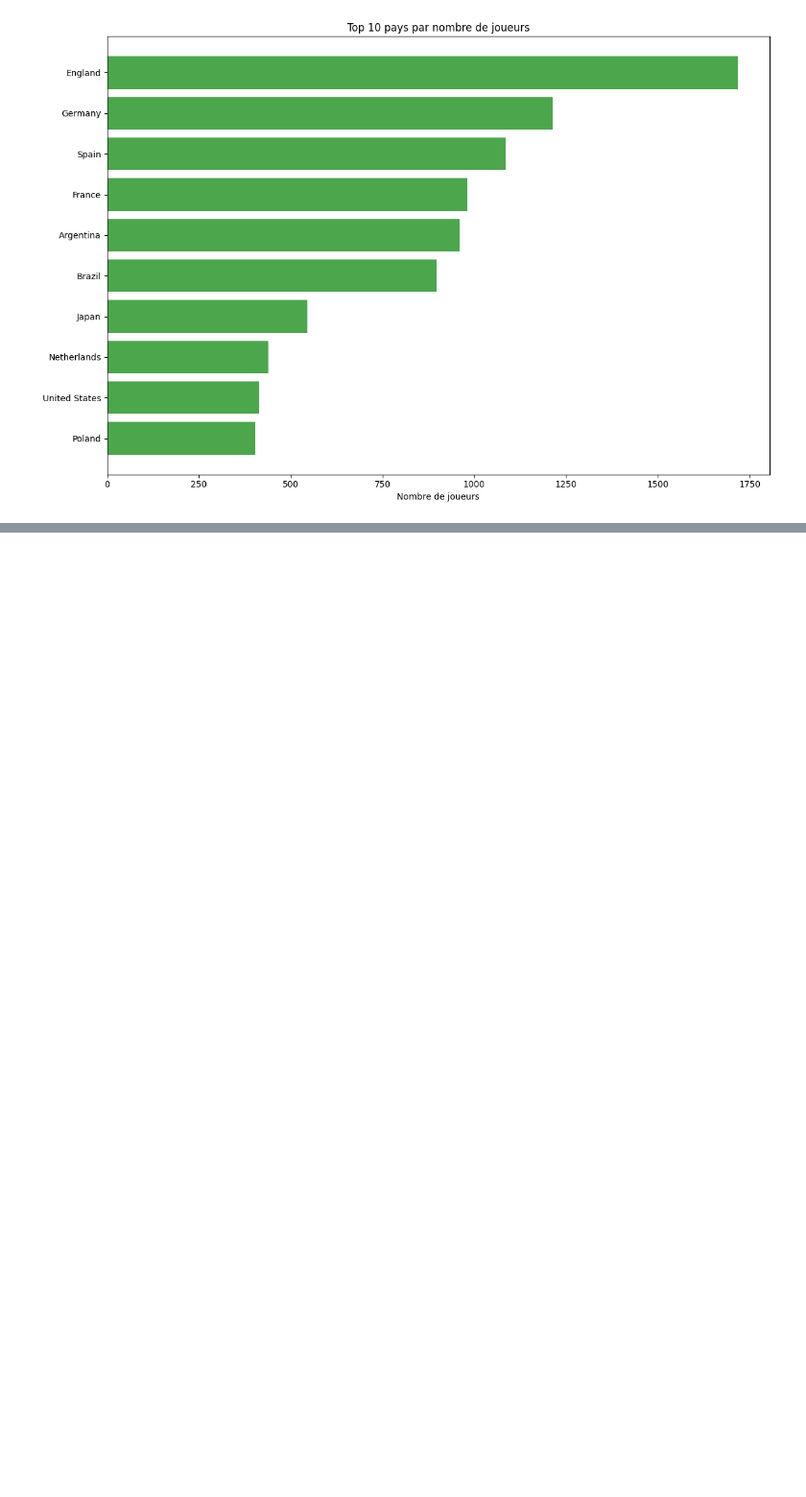
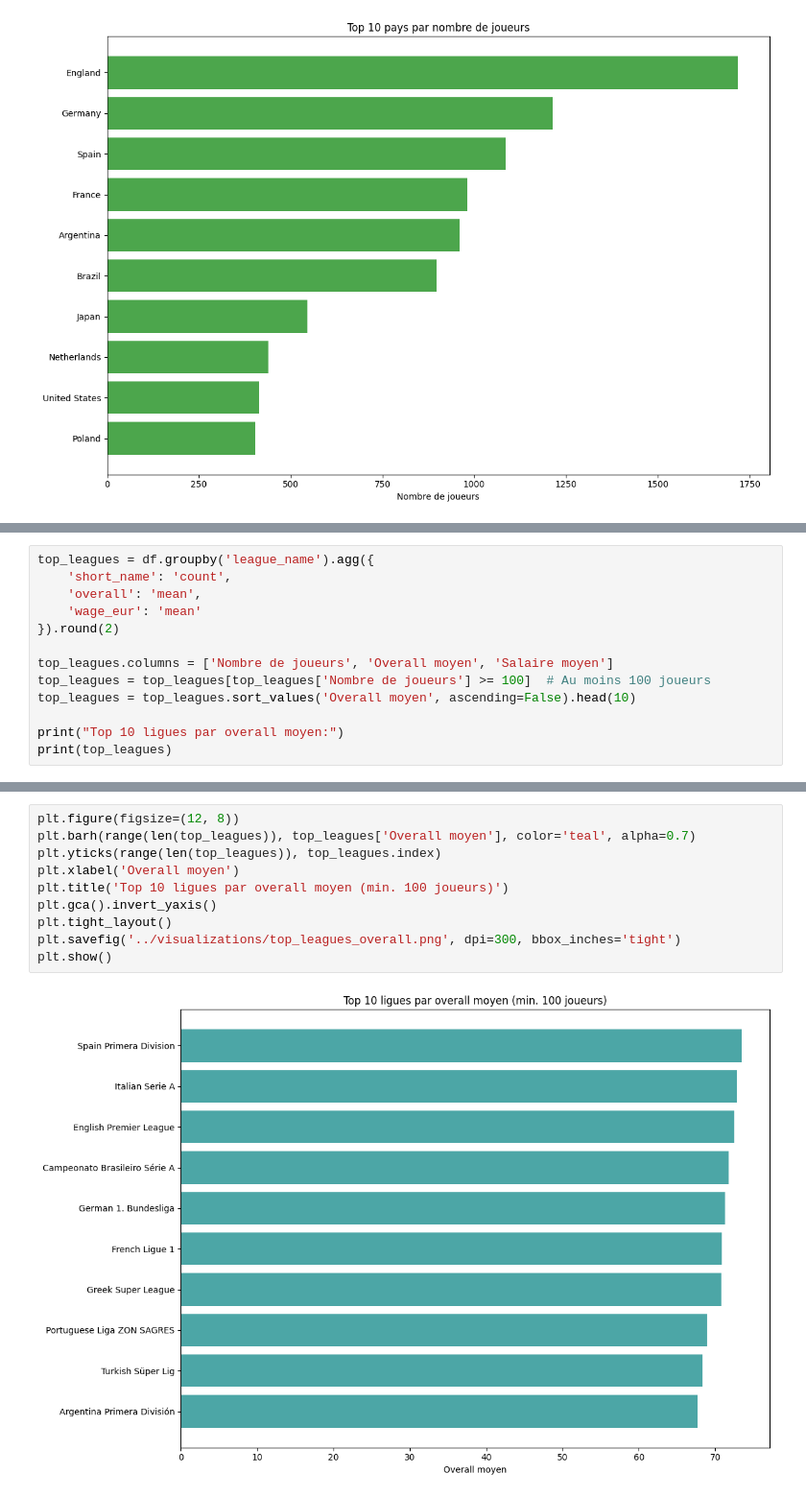
Before and after one commit to Softwinnerr/fifa-players-analysis, a Jupyter notebook: notebooks/03_analysis.ipynb, the cells around one changed output, grey strips where cells are left out. Shown at 96% size. Cells and saved outputs as stored; diff of their text form; blank space fills up the shorter version.

```diff
--- a/notebooks/03_analysis.ipynb
+++ b/notebooks/03_analysis.ipynb
@@ -57,0 +103,13 @@ plt.show()
+# %%
+top_leagues = df.groupby('league_name').agg({
+    'short_name': 'count',
+    'overall': 'mean',
+    'wage_eur': 'mean'
+}).round(2)
+
+top_leagues.columns = ['Nombre de joueurs', 'Overall moyen', 'Salaire moyen']
+top_leagues = top_leagues[top_leagues['Nombre de joueurs'] >= 100]  # Au moins 100 joueurs
+top_leagues = top_leagues.sort_values('Overall moyen', ascending=False).head(10)
+
+print("Top 10 ligues par overall moyen:")
+print(top_leagues)
@@ -57,0 +130,12 @@ plt.show()
+# %%
+plt.figure(figsize=(12, 8))
+plt.barh(range(len(top_leagues)), top_leagues['Overall moyen'], color='teal', alpha=0.7)
+plt.yticks(range(len(top_leagues)), top_leagues.index)
+plt.xlabel('Overall moyen')
+plt.title('Top 10 ligues par overall moyen (min. 100 joueurs)')
+plt.gca().invert_yaxis()
+plt.tight_layout()
+plt.savefig('../visualizations/top_leagues_overall.png', dpi=300, bbox_inches='tight')
+plt.show()
+# %% [output]
+[figure, added]
```
Also changed, not shown: parts of 11 cells of this notebook, 6 other files.
